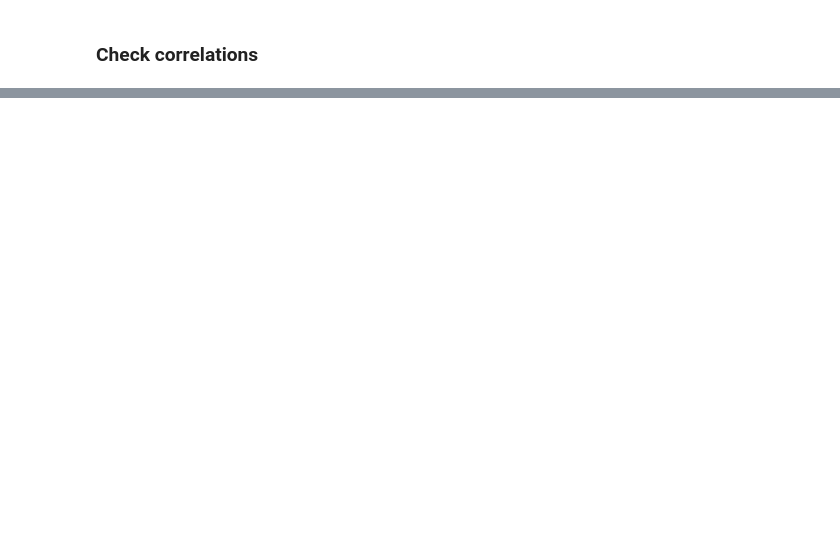
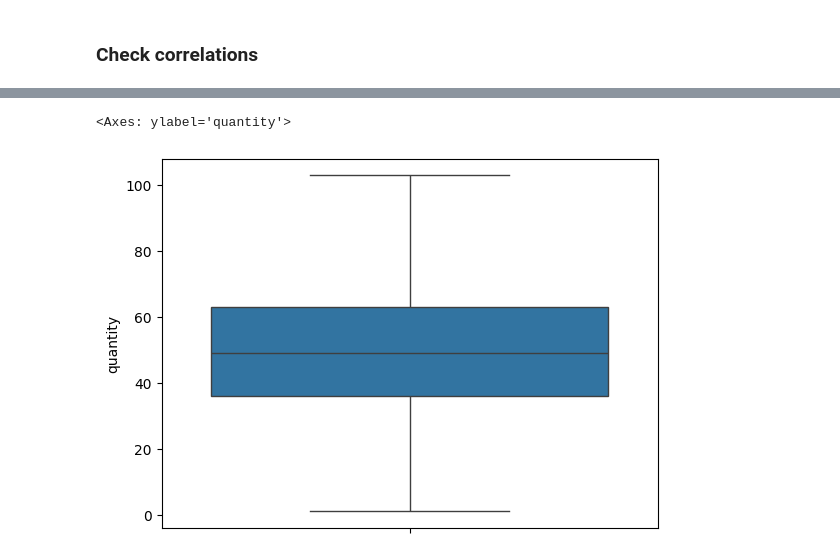
Before and after one commit to RAFAELLOPE/data_mining_project, a Jupyter notebook: analysis/EDA.ipynb, the cells around one changed output, grey strips where cells are left out. Drawn from its saved outputs; the diff is of its cells as text; code cells hidden in the pictures; blank space fills up the shorter version.

```diff
--- a/analysis/EDA.ipynb
+++ b/analysis/EDA.ipynb
@@ -35,0 +173,22 @@ sns.
+# %%
+# What are those outliers? What is the percentage of outlier ?
+
+x = np.quantile(df['quantity'], [0, 0.25, 0.5, 0.75, 1])
+
+q1 = x[1]
+median = x[2]
+q3 = x[3]
+iqr = q3 -  q1
+
+df['outlier'] = np.where(
+    (df['quantity'] > q3 + 1.5*iqr) |
+    (df['quantity'] < q1 - 1.5*iqr),
+    1, 0
+)
+
+outliers = df[df['outlier'] == 1]['date'].count()
+rows = df['date'].count()
+
+print(f'{outliers} Outliers found --> {outliers/rows * 100} % of total data')
+
+df[df['outlier'] == 1].head(10)
@@ -35,0 +208,10 @@ sns.
+# %%
+
+df = df[df['outlier'] == 0].drop('outlier', axis=1)
+sns.boxplot(
+    data = df,
+    y = 'quantity'
+)
+# %% [output]
+<Axes: ylabel='quantity'>
+[figure, added]
```
Also changed, not shown: parts of 12 cells of this notebook.
